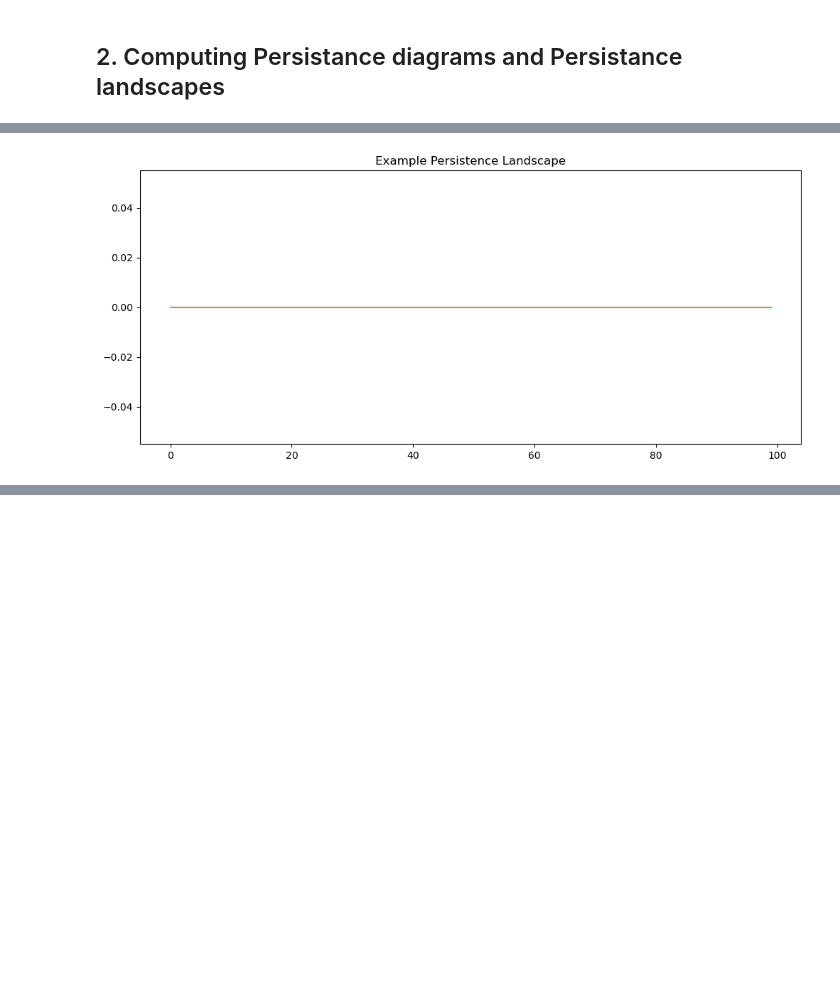
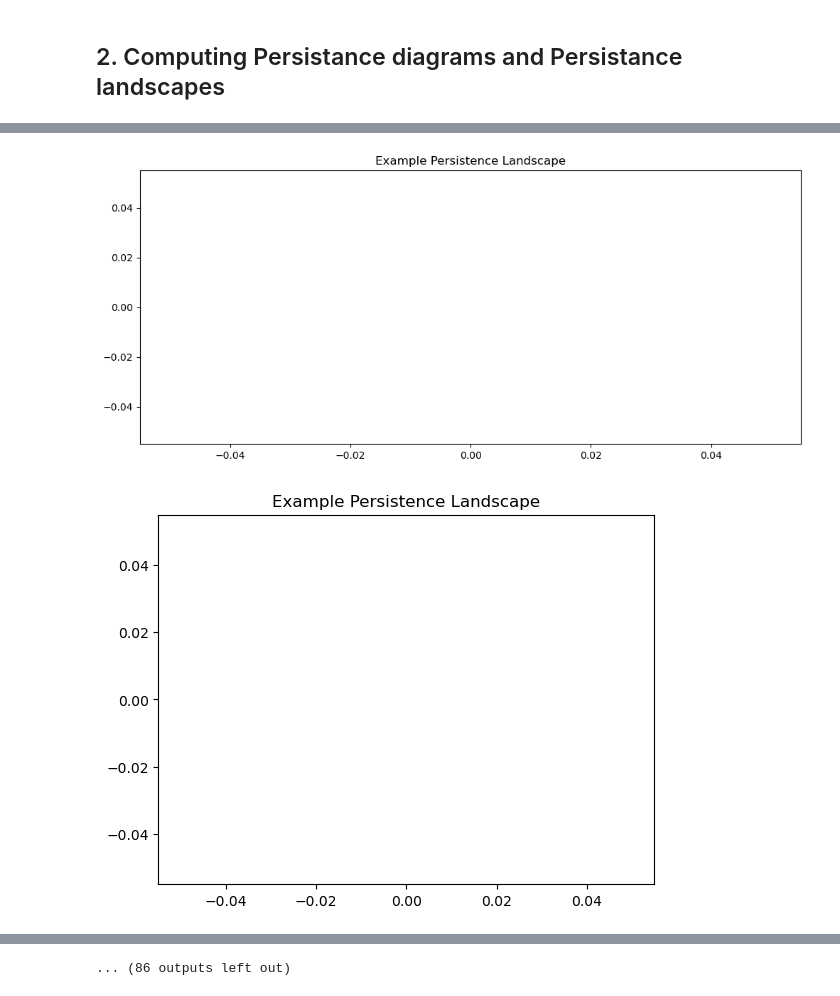
Before and after one commit to lukastan/topology_stock_market_crash, a Jupyter notebook: stock_market_crash_prediction.ipynb, the cells around one changed output, grey strips where cells are left out. Drawn from its saved outputs; the diff is of its cells as text; code cells hidden in the pictures; blank space fills up the shorter version.

```diff
--- a/stock_market_crash_prediction.ipynb
+++ b/stock_market_crash_prediction.ipynb
@@ -240,5 +264,5 @@ def compute_persistence_landscapes(
     ]
     return landscapes
 # %%
-diagrams   = compute_persistence_diagrams(matrix, w_window_size)
-landscapes = compute_persistence_landscapes(diagrams, 1, 2, 100)
+diagram   = compute_persistence_diagram(data, True, (True, 1))
+landscape = compute_persistence_landscape(diagram, [0, 100], 1, 2, 100, True)
@@ -245,6 +271,8 @@ landscapes = compute_persistence_landscapes(diagrams, 1, 2, 100)
 # %%
 plt.figure(figsize=(12, 5))
-plt.plot(landscapes[1].T)
-plt.title("Example Persistence Landscape"); plt.show()
+for i in range(len(landscapes)):
+    plt.plot(diagrams[i])
+    plt.title("Example Persistence Landscape"); plt.show()
 # %% [output]
-[figure, old version]
+[figure, new version]
+[figure, added]
@@ -250,0 +289 @@ plt.title("Example Persistence Landscape"); plt.show()
+... (86 outputs left out)
```
Also changed, not shown: parts of 7 cells of this notebook.
